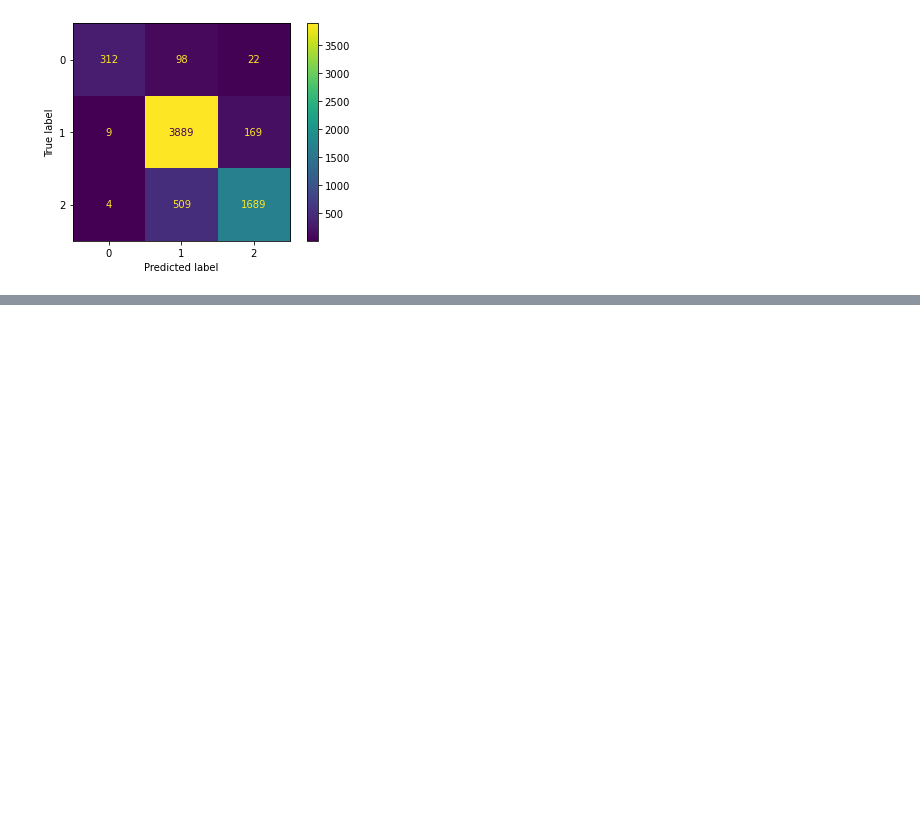
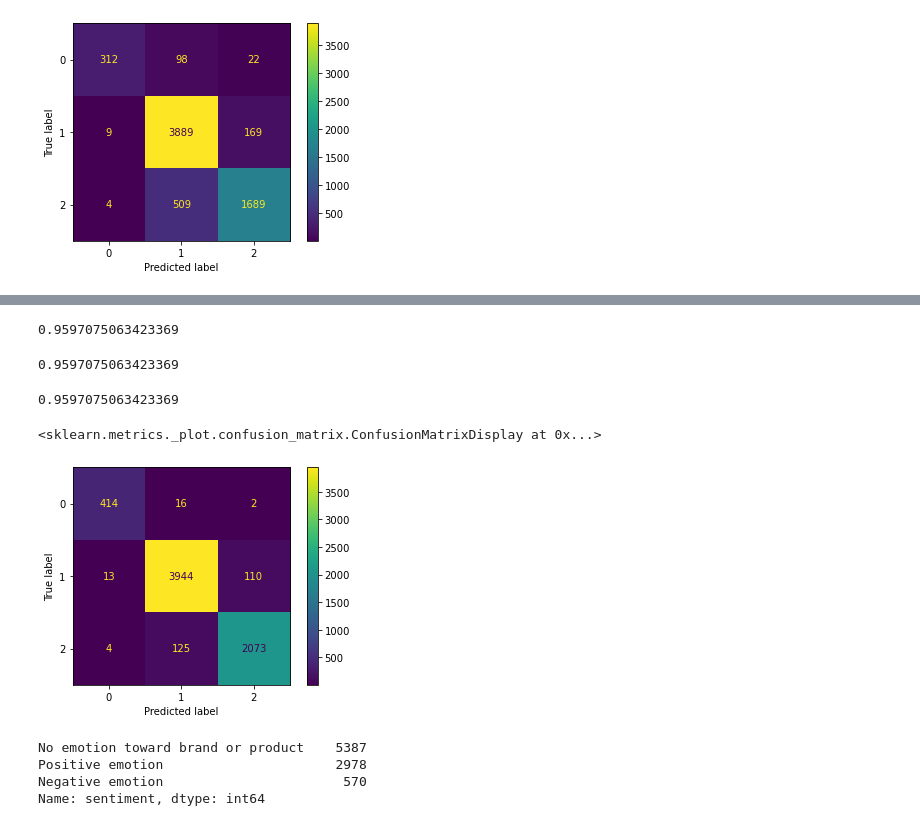
Before and after one commit to Ben-Gilbert333/Twitter_NLP, a Jupyter notebook: bobby_notebook.ipynb, the cells around one changed output, grey strips where cells are left out. Cells and saved outputs as stored; diff of their text form; code cells hidden in the pictures; blank space fills up the shorter version.

Commit message:
mnb and stacking

```diff
--- a/bobby_notebook.ipynb
+++ b/bobby_notebook.ipynb
@@ -421,0 +439,16 @@ ConfusionMatrixDisplay(cf).plot()
+# %%
+estimators = [('forest', RandomForestClassifier(random_state=333)),
+ ('logreg', LogisticRegression(random_state=333)),
+ ('mnb', MultinomialNB())]
+# %%
+from sklearn.ensemble import StackingClassifier
+from sklearn.preprocessing import StandardScaler
+
+sc = StackingClassifier(estimators=estimators)
+scaler = StandardScaler(with_mean=False)
+
+
+sc_pipe = Pipeline(steps=[('scaler', scaler),
+                          ('sc', sc)])
+# %%
+sc_pipe.fit(X_train_vec, y_train)
@@ -421,0 +482,25 @@ ConfusionMatrixDisplay(cf).plot()
+# %%
+accuracy_score(y_train, y_pred)
+# %% [output]
+0.9597075063423369
+# %%
+sc_pipe.score(X_train_vec, y_train)
+# %% [output]
+0.9597075063423369
+# %%
+y_pred = sc_pipe.predict(X_train_vec)
+print(accuracy_score(y_train, y_pred))
+
+cf = confusion_matrix(y_train, y_pred)
+ConfusionMatrixDisplay(cf).plot()
+# %% [output]
+0.9597075063423369
+<sklearn.metrics._plot.confusion_matrix.ConfusionMatrixDisplay at 0x...>
+[figure, added]
+# %%
+sent_df['sentiment'].value_counts()
+# %% [output]
+No emotion toward brand or product    5387
+Positive emotion                      2978
+Negative emotion                       570
+Name: sentiment, dtype: int64
```
Also changed, not shown: parts of 10 cells of this notebook.
